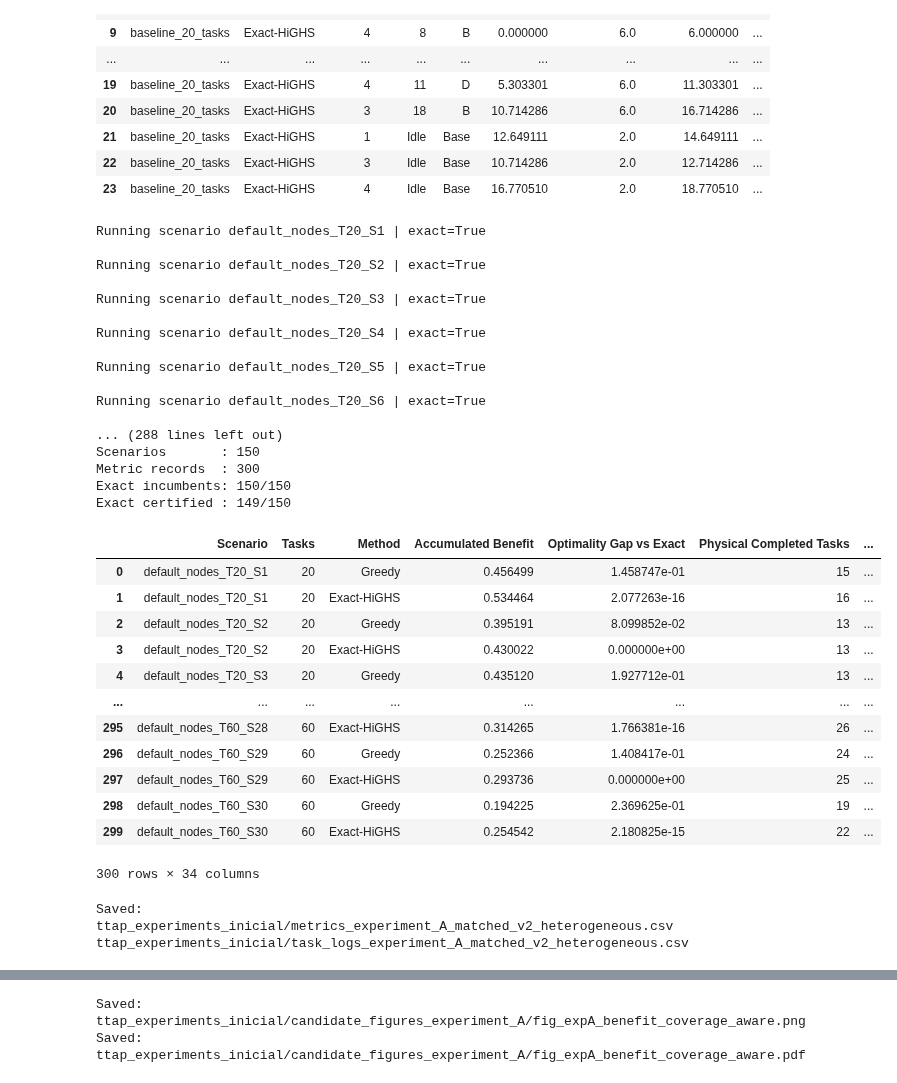
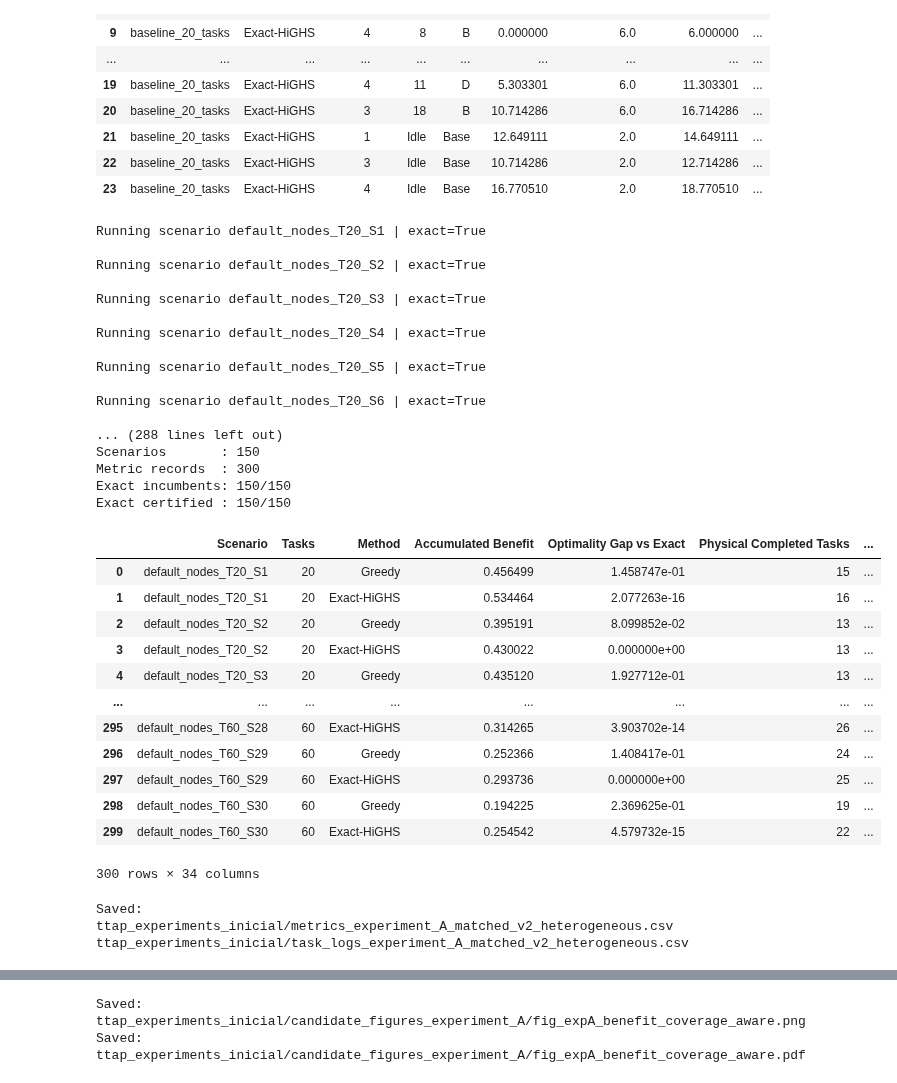
Before and after one commit to educarrascov/DISC_TESIS, a Jupyter notebook: Resuelto para Paper Doctoral/20260621_Escalamiento_inicial.ipynb, the cells around one changed output, grey strips where cells are left out. Cells and saved outputs as stored; diff of their text form; code cells hidden in the pictures.

```diff
--- a/Resuelto para Paper Doctoral/20260621_Escalamiento_inicial.ipynb
+++ b/Resuelto para Paper Doctoral/20260621_Escalamiento_inicial.ipynb
@@ -1693,7 +1693,7 @@ def build_exact_milp_matrices(scenario, states_by_h, arcs_by_h, all_arcs):
 
 def solve_exact_ttap_highs(
     scenario,
-    time_limit=180,
+    time_limit=600,
     mip_rel_gap=1e-6,
     verbose=False,
 ):
@@ -2068,7 +2068,7 @@ def compute_ttap_metrics(
 def run_single_scenario(
     scenario,
     run_exact=True,
-    exact_time_limit=180,
+    exact_time_limit=600,
     exact_mip_gap=1e-6,
     verbose=False,
 ):
@@ -2241,7 +2241,7 @@ def run_experiment_suite(
     task_sizes,
     seeds,
     exact_max_tasks=60,
-    exact_time_limit=180,
+    exact_time_limit=600,
     exact_mip_gap=1e-6,
     verbose=False,
 ):
@@ -2372,7 +2372,7 @@ df_metrics_scaling, df_logs_scaling = run_experiment_suite(
     task_sizes=task_sizes,
     seeds=seeds,
     exact_max_tasks=60,
-    exact_time_limit=300,
+    exact_time_limit=600,
     exact_mip_gap=1e-6,
     verbose=False,
 )
@@ -2552,39 +2552,39 @@ print(
     / "metrics_experiment_A_matched_v2_heterogeneous.csv"
 )
 print(
     OUTPUT_DIR
     / "task_logs_experiment_A_matched_v2_heterogeneous.csv"
 )
 # %% [output]
 Running scenario default_nodes_T20_S1 | exact=True
 
 Running scenario default_nodes_T20_S2 | exact=True
 
 Running scenario default_nodes_T20_S3 | exact=True
 
 Running scenario default_nodes_T20_S4 | exact=True
 
 Running scenario default_nodes_T20_S5 | exact=True
 
 Running scenario default_nodes_T20_S6 | exact=True
 
 ... (288 lines left out)
 Scenarios       : 150
 Metric records  : 300
 Exact incumbents: 150/150
-Exact certified : 149/150
+Exact certified : 150/150
 |  | Scenario | Tasks | Method | Accumulated Benefit | Optimality Gap vs Exact | Physical Completed Tasks | ... |
 | 0 | default_nodes_T20_S1 | 20 | Greedy | 0.456499 | 1.458747e-01 | 15 | ... |
 | 1 | default_nodes_T20_S1 | 20 | Exact-HiGHS | 0.534464 | 2.077263e-16 | 16 | ... |
 | 2 | default_nodes_T20_S2 | 20 | Greedy | 0.395191 | 8.099852e-02 | 13 | ... |
 | 3 | default_nodes_T20_S2 | 20 | Exact-HiGHS | 0.430022 | 0.000000e+00 | 13 | ... |
 | 4 | default_nodes_T20_S3 | 20 | Greedy | 0.435120 | 1.927712e-01 | 13 | ... |
 | ... | ... | ... | ... | ... | ... | ... | ... |
-| 295 | default_nodes_T60_S28 | 60 | Exact-HiGHS | 0.314265 | 1.766381e-16 | 26 | ... |
+| 295 | default_nodes_T60_S28 | 60 | Exact-HiGHS | 0.314265 | 3.903702e-14 | 26 | ... |
 | 296 | default_nodes_T60_S29 | 60 | Greedy | 0.252366 | 1.408417e-01 | 24 | ... |
 | 297 | default_nodes_T60_S29 | 60 | Exact-HiGHS | 0.293736 | 0.000000e+00 | 25 | ... |
 | 298 | default_nodes_T60_S30 | 60 | Greedy | 0.194225 | 2.369625e-01 | 19 | ... |
-| 299 | default_nodes_T60_S30 | 60 | Exact-HiGHS | 0.254542 | 2.180825e-15 | 22 | ... |
+| 299 | default_nodes_T60_S30 | 60 | Exact-HiGHS | 0.254542 | 4.579732e-15 | 22 | ... |
 300 rows × 34 columns
 Saved:
 ttap_experiments_inicial/metrics_experiment_A_matched_v2_heterogeneous.csv
```
Also changed, not shown: parts of 13 cells of this notebook, 20 other files.
